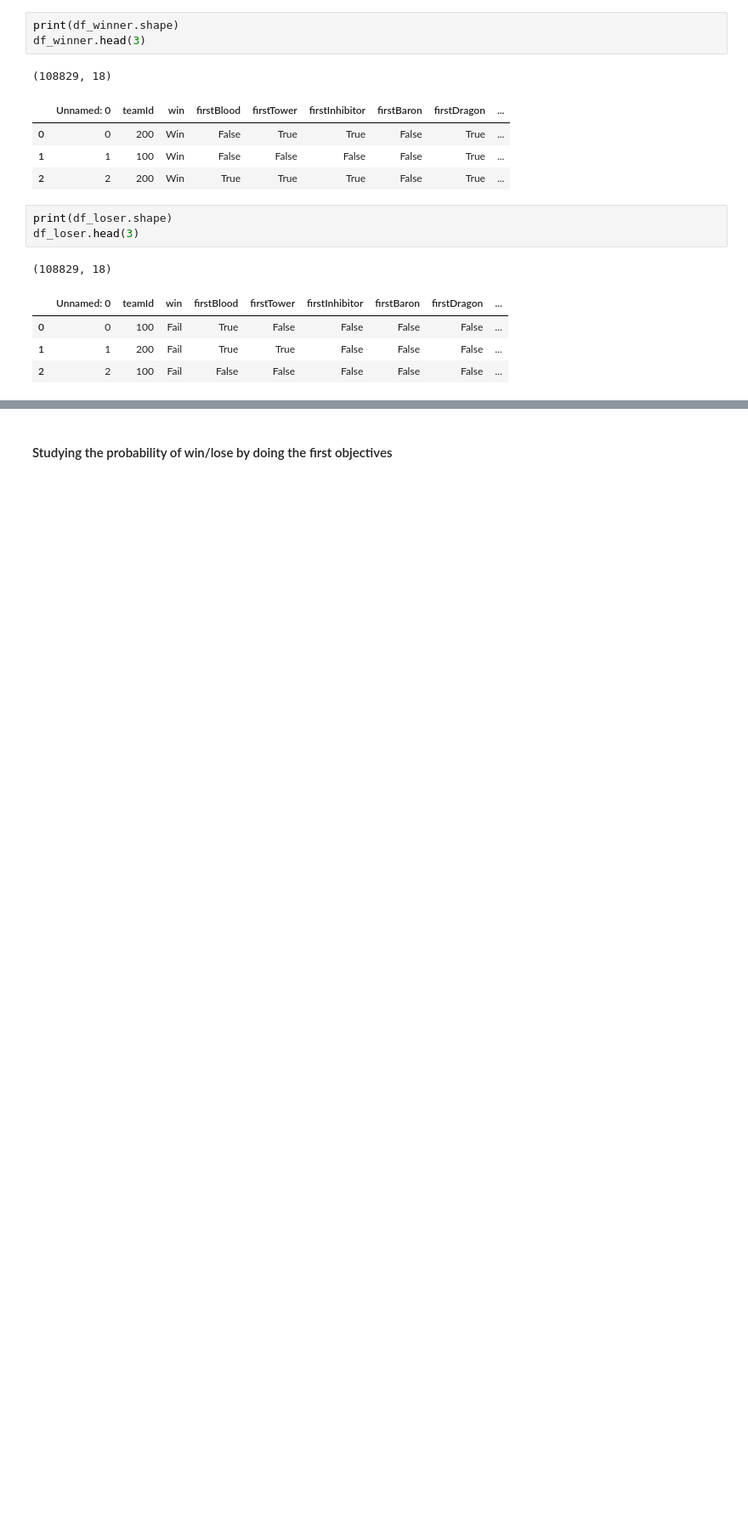
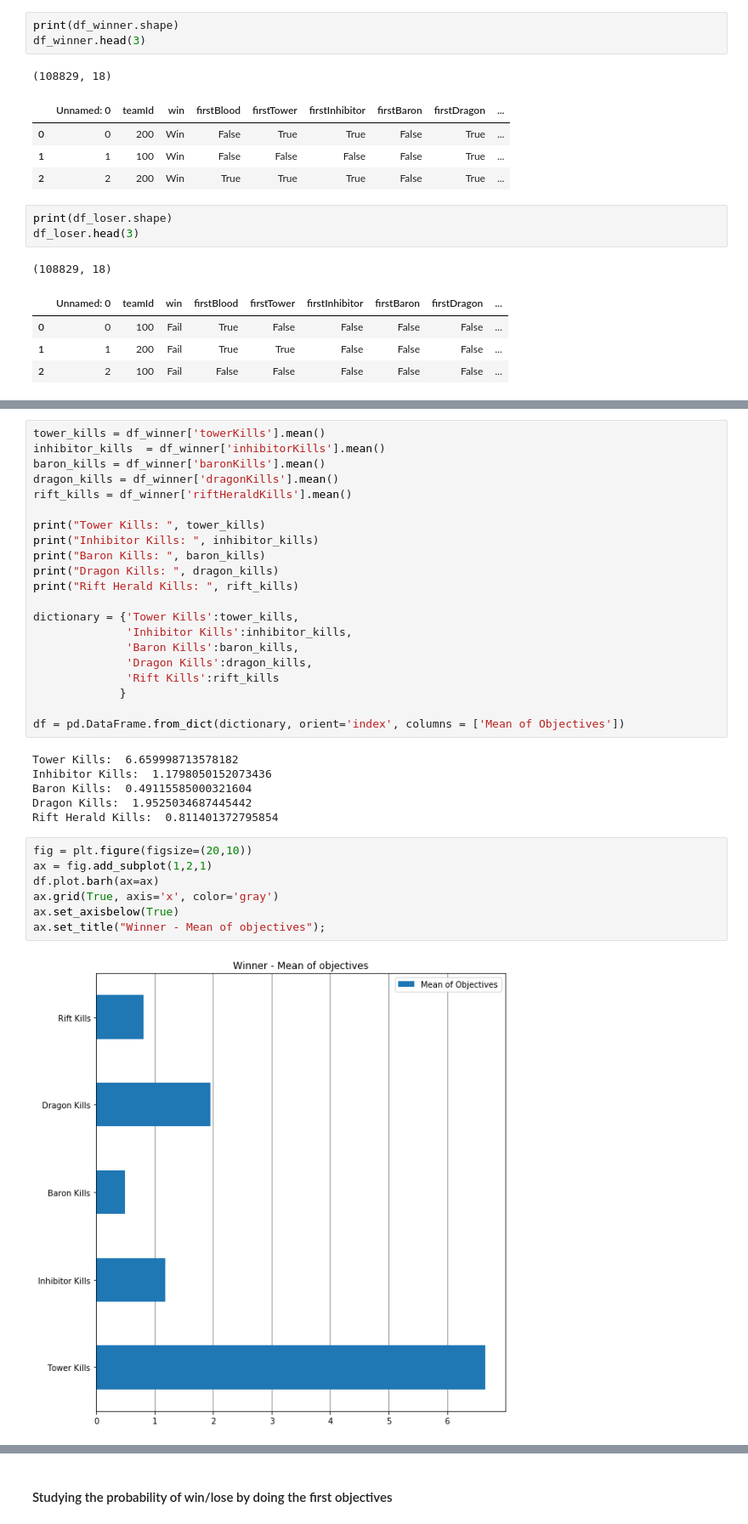
Before and after one commit to ErikSugawara/lol-ranked-kr, a Jupyter notebook: lol-ranked-kr.ipynb, the cells around one changed output, grey strips where cells are left out. Shown at 85% size. Drawn from its saved outputs; the diff is of its cells as text; blank space fills up the shorter version.

Commit message:
Added barh mean objectives

```diff
--- a/lol-ranked-kr.ipynb
+++ b/lol-ranked-kr.ipynb
@@ -32,0 +35,36 @@ df_loser.head(3)
+# %%
+tower_kills = df_winner['towerKills'].mean()
+inhibitor_kills  = df_winner['inhibitorKills'].mean()
+baron_kills = df_winner['baronKills'].mean()
+dragon_kills = df_winner['dragonKills'].mean()
+rift_kills = df_winner['riftHeraldKills'].mean()
+
+print("Tower Kills: ", tower_kills)
+print("Inhibitor Kills: ", inhibitor_kills)
+print("Baron Kills: ", baron_kills)
+print("Dragon Kills: ", dragon_kills)
+print("Rift Herald Kills: ", rift_kills)
+
+dictionary = {'Tower Kills':tower_kills,
+              'Inhibitor Kills':inhibitor_kills,
+              'Baron Kills':baron_kills,
+              'Dragon Kills':dragon_kills,
+              'Rift Kills':rift_kills
+             }
+
+df = pd.DataFrame.from_dict(dictionary, orient='index', columns = ['Mean of Objectives'])
+# %% [output]
+Tower Kills:  6.659998713578182
+Inhibitor Kills:  1.1798050152073436
+Baron Kills:  0.49115585000321604
+Dragon Kills:  1.9525034687445442
+Rift Herald Kills:  0.811401372795854
+# %%
+fig = plt.figure(figsize=(20,10))
+ax = fig.add_subplot(1,2,1)
+df.plot.barh(ax=ax)
+ax.grid(True, axis='x', color='gray')
+ax.set_axisbelow(True)
+ax.set_title("Winner - Mean of objectives");
+# %% [output]
+[figure, added]
```
Also changed, not shown: parts of 7 cells of this notebook.
